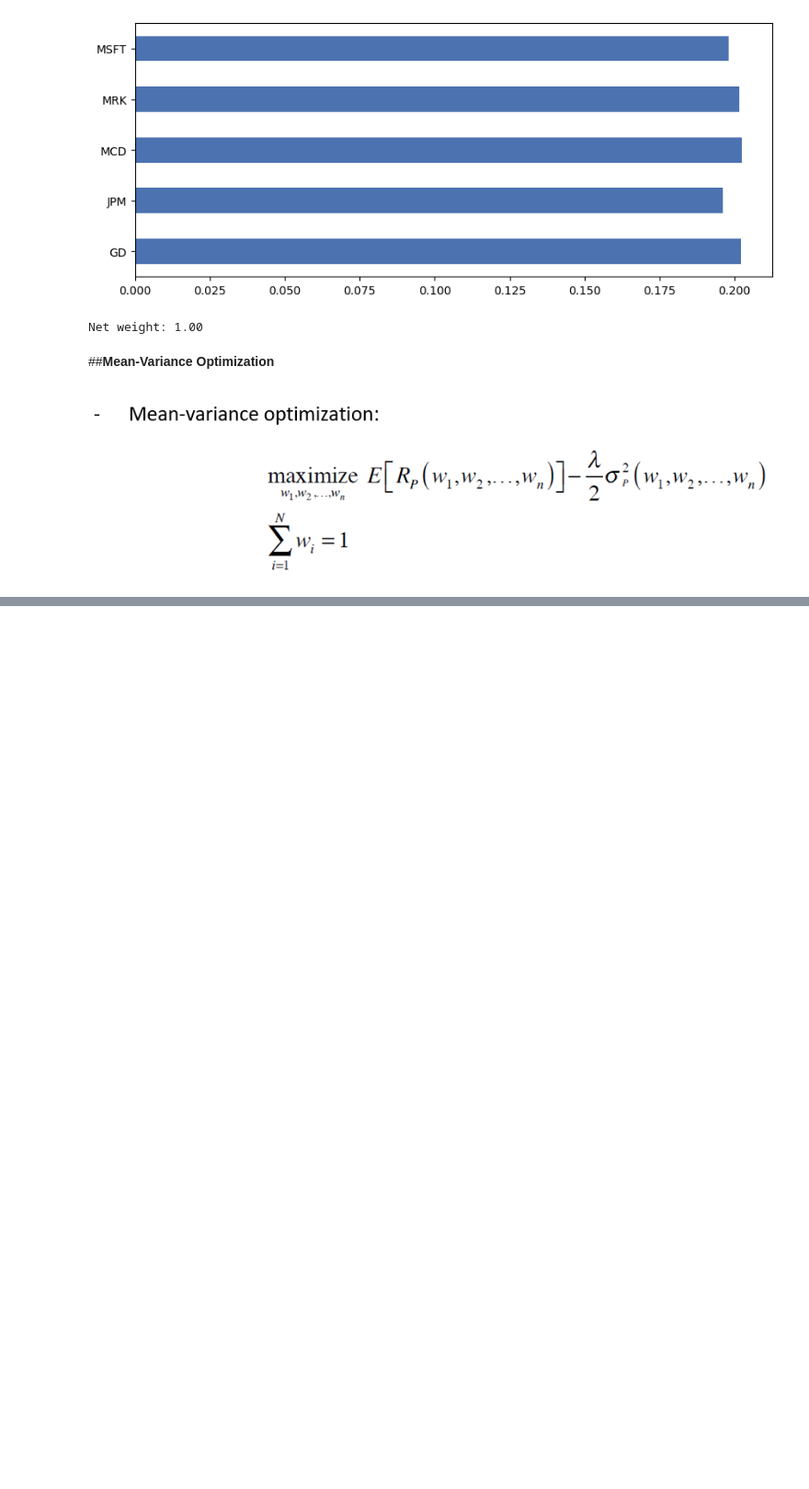
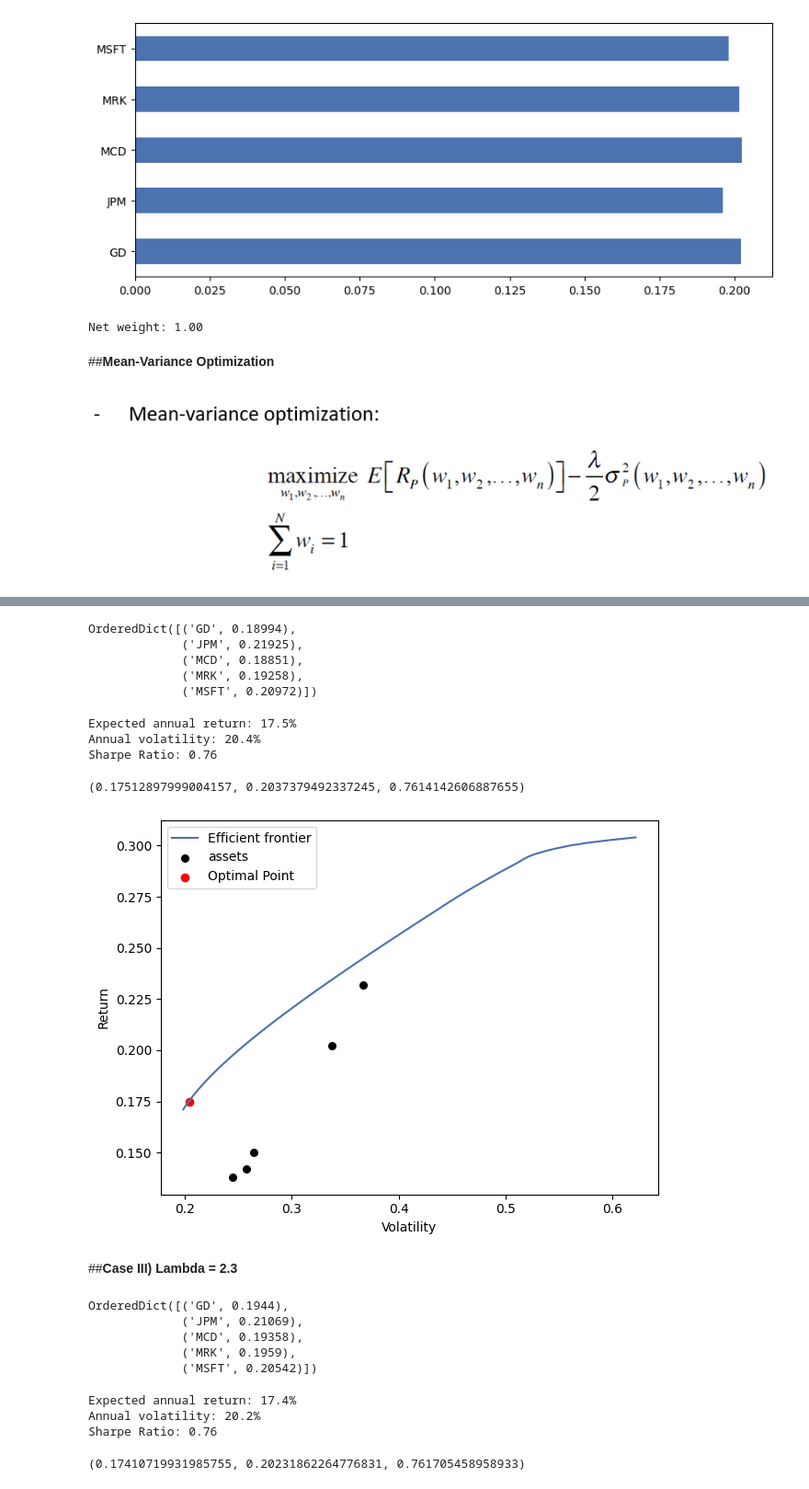
Before and after one commit to AlienX77-cmd/Computational-Finance, a Jupyter notebook: Computational_Finance_Homework_4_Portfolio_Optimization_Programing_6310505688_Kittipak.ipynb, the cells around one changed output, grey strips where cells are left out. Shown at 92% size. Saved outputs shown, nothing was run; the diff lists cells and outputs as text; code cells hidden in the pictures; blank space fills up the shorter version.

```diff
--- a/Computational_Finance_Homework_4_Portfolio_Optimization_Programing_6310505688_Kittipak.ipynb
+++ b/Computational_Finance_Homework_4_Portfolio_Optimization_Programing_6310505688_Kittipak.ipynb
@@ -445,0 +499,67 @@ Iteration 2: Lambda = 2.3, Returns = 0.188740, Volatility = 0.226647
+# %%
+# Create the EfficientFrontier object
+ef5 = EfficientFrontier(mu, S)
+ef5.add_objective(objective_functions.L2_reg) # add a secondary objective (L2 regularisation to increase the number of nonzero weights.)
+ef5.max_quadratic_utility(risk_aversion=1.2)
+
+weights5 = ef5.clean_weights()
+weights5
+# %% [output]
+OrderedDict([('GD', 0.18994),
+             ('JPM', 0.21925),
+             ('MCD', 0.18851),
+             ('MRK', 0.19258),
+             ('MSFT', 0.20972)])
+# %%
+ef5.portfolio_performance(verbose=True)
+# %% [output]
+Expected annual return: 17.5%
+Annual volatility: 20.4%
+Sharpe Ratio: 0.76
+(0.17512897999004157, 0.2037379492337245, 0.7614142606887655)
+# %%
+# Plotting Efficient Frontier
+
+ef = EfficientFrontier(mu, S, weight_bounds=(None, None))
+ef.add_objective(objective_functions.L2_reg) # add a secondary objective (L2 regularisation to increase the number of nonzero weights.)
+
+fig, ax = plt.subplots()
+plotting.plot_efficient_frontier(ef, ax=ax, show_assets=True)
+
+# Overlay the optimal point on the graph
+ax.scatter(
+    0.204,  # Standard deviation (volatility)
+    0.175, # Return
+    color="red",
+    marker="o",
+    label="Optimal Point",
+)
+ax.legend()
+
+# Show
+plt.show()
+# %% [output]
+[figure, added]
+# %% [markdown]
+##**Case III) Lambda = 2.3**
+# %%
+# Create the EfficientFrontier object
+ef6 = EfficientFrontier(mu, S)
+ef6.add_objective(objective_functions.L2_reg) # add a secondary objective (L2 regularisation to increase the number of nonzero weights.)
+ef6.max_quadratic_utility(risk_aversion=2.3)
+
+weights6 = ef6.clean_weights()
+weights6
+# %% [output]
+OrderedDict([('GD', 0.1944),
+             ('JPM', 0.21069),
+             ('MCD', 0.19358),
+             ('MRK', 0.1959),
+             ('MSFT', 0.20542)])
+# %%
+ef6.portfolio_performance(verbose=True)
+# %% [output]
+Expected annual return: 17.4%
+Annual volatility: 20.2%
+Sharpe Ratio: 0.76
+(0.17410719931985755, 0.20231862264776831, 0.761705458958933)
```
Also changed, not shown: parts of 34 cells of this notebook.
